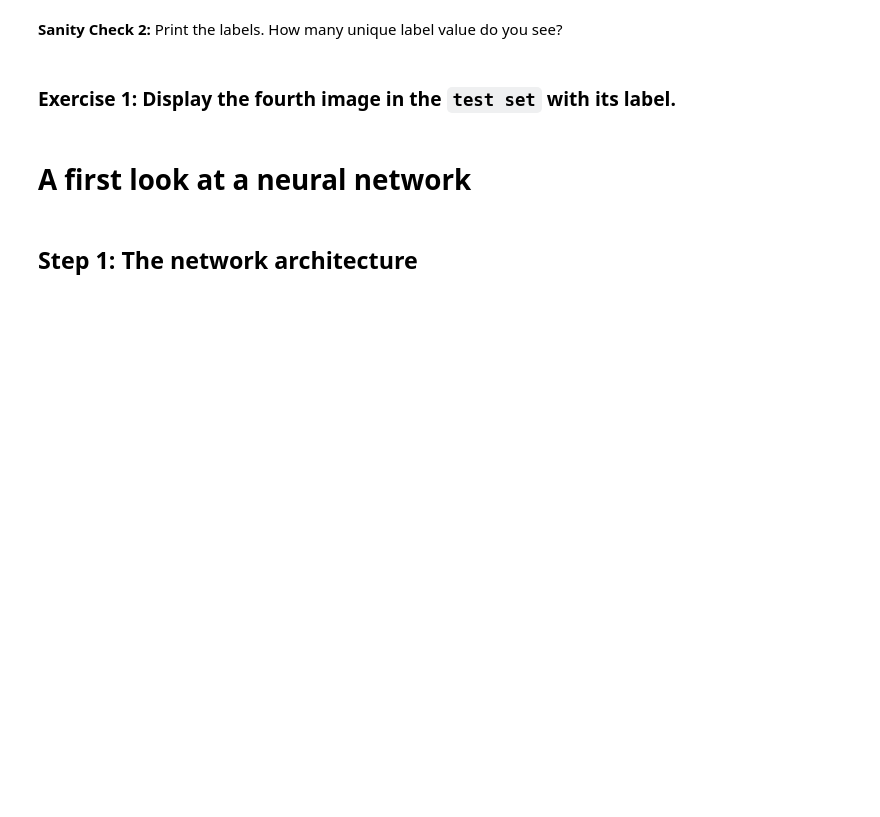
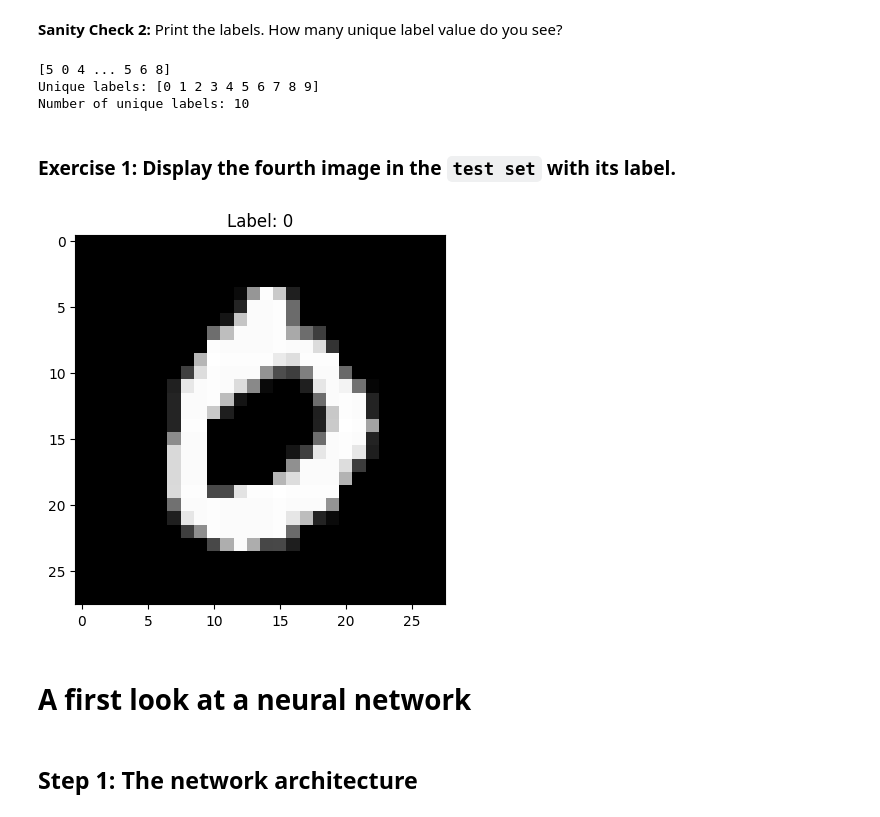
Before and after one commit to BrenoMafra13/COMP3132-Machine_Learning, a Jupyter notebook: labs/Lab_Week03/LabWeek3.ipynb, the cells around one changed output. Drawn from its saved outputs; the diff is of its cells as text; code cells hidden in the pictures; blank space fills up the shorter version.

```diff
--- a/labs/Lab_Week03/LabWeek3.ipynb
+++ b/labs/Lab_Week03/LabWeek3.ipynb
@@ -71,2 +94,10 @@ plt.show()
+# %%
+print(train_labels)
+print("Unique labels:", np.unique(train_labels))
+print("Number of unique labels:", len(np.unique(train_labels)))
+# %% [output]
+[5 0 4 ... 5 6 8]
+Unique labels: [0 1 2 3 4 5 6 7 8 9]
+Number of unique labels: 10
 # %% [markdown]
 ### **Exercise 1:** Display the fourth image in the `test set` with its label.
@@ -75,3 +104,10 @@ plt.show()
+# %%
+index_ex1 = 3 # Fourth element is at index 3
+plt.imshow(test_images_orig[index_ex1], cmap="gray")
+plt.title(f"Label: {test_labels[index_ex1]}")
+plt.show()
+# %% [output]
+[figure, added]
 # %% [markdown]
 # A first look at a neural network
 # %% [markdown]
```
Also changed, not shown: parts of 36 cells of this notebook.
